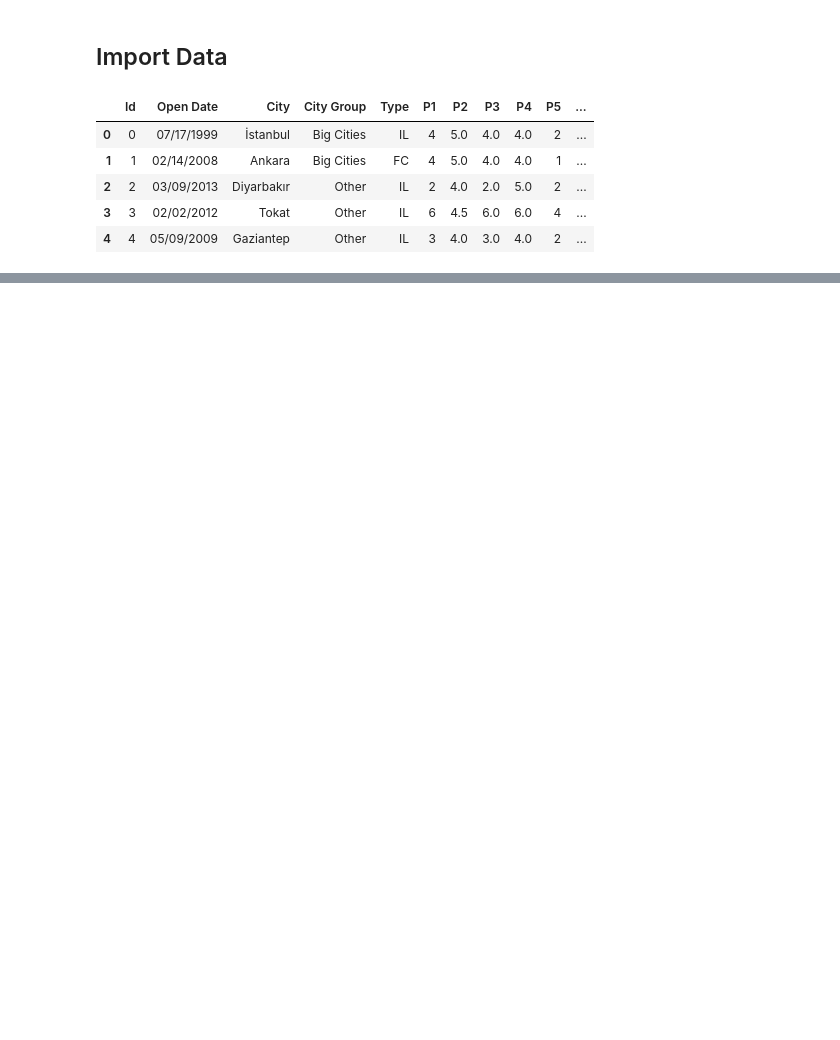
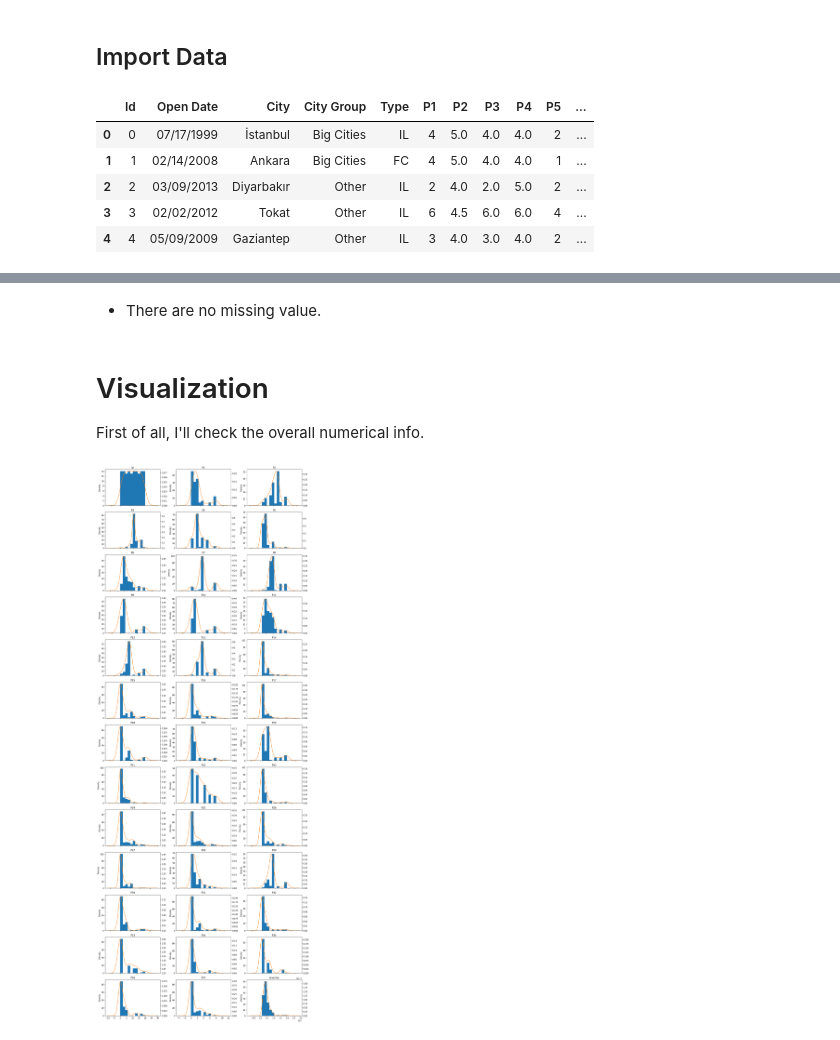
Before and after one commit to shima2920/Kaggle, a Jupyter notebook: Restaurant_Revenue_Prediction.ipynb, the cells around one changed output, grey strips where cells are left out. Saved outputs shown, nothing was run; the diff lists cells and outputs as text; code cells hidden in the pictures; blank space fills up the shorter version.

```diff
--- a/Restaurant_Revenue_Prediction.ipynb
+++ b/Restaurant_Revenue_Prediction.ipynb
@@ -105,0 +195,27 @@ train.head()
+# %% [markdown]
+
+
+*   There are no missing value.
+# %% [markdown]
+# Visualization
+First of all, I'll check the overall numerical info.
+# %%
+#Seperate categorical from numberical variables for analysis
+numerical_features = train.select_dtypes([np.number]).columns.tolist()
+categorical_features = train.select_dtypes(exclude = [np.number,np.datetime64]).columns.tolist()
+
+#train[numerical_features].hist(figsize=(30, 35), layout=(12, 4));
+k = len(train[numerical_features].columns)
+n = 3
+m = (k - 1) // n + 1 ## Floor Division (also called Integer Division)
+fig, axes = plt.subplots(m, n, figsize=(n * 5, m * 3))
+for i, (name, col) in enumerate(train[numerical_features].iteritems()):
+    r, c = i // n, i % n
+    ax = axes[r, c]
+    col.hist(ax=ax)
+    ax2 = col.plot.kde(ax=ax, secondary_y=True, title=name)
+    ax2.set_ylim(0)
+
+fig.tight_layout()
+# %% [output]
+[figure, added]
```
Also changed, not shown: parts of 20 cells of this notebook.
